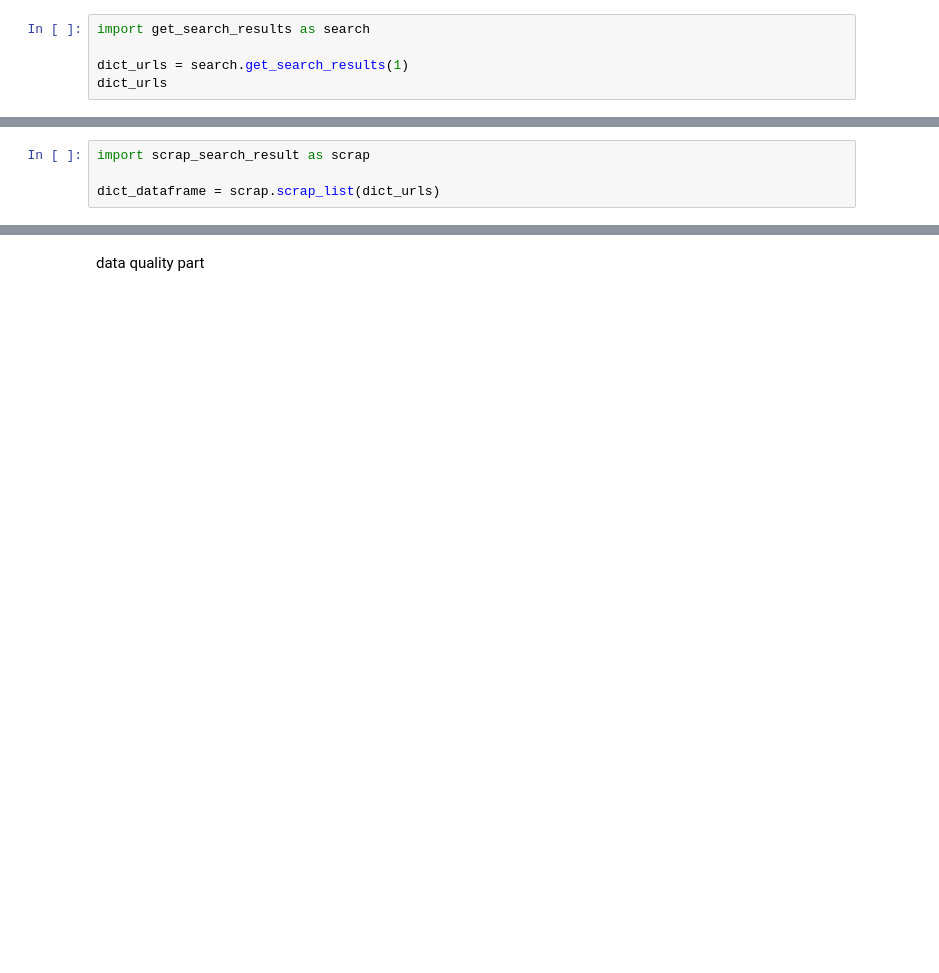
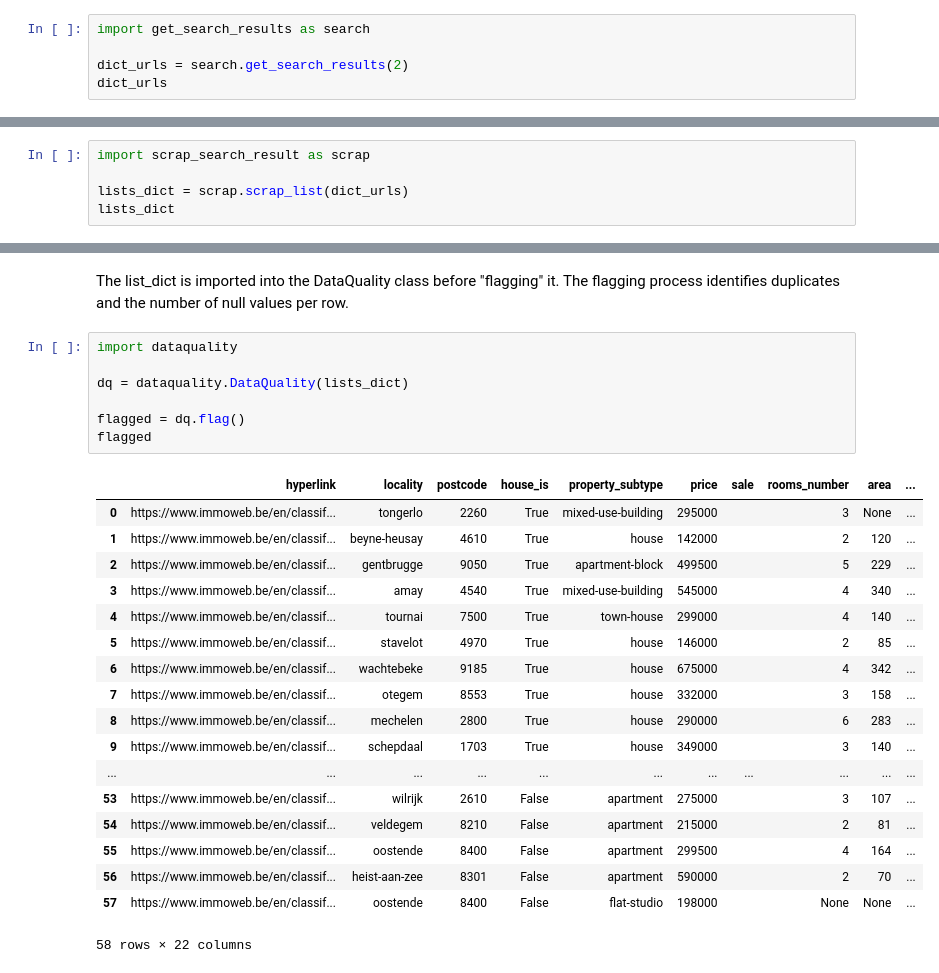
Before and after one commit to FrancescoMariottini/becodeproject, a Jupyter notebook: workflow.ipynb, the cells around one changed output, grey strips where cells are left out. Drawn from its saved outputs; the diff is of its cells as text; blank space fills up the shorter version.

```diff
--- a/workflow.ipynb
+++ b/workflow.ipynb
@@ -4,6 +4,6 @@
 # %%
 import get_search_results as search
 
-dict_urls = search.get_search_results(1)
+dict_urls = search.get_search_results(2)
 dict_urls
 # %% [output]
@@ -29,4 +29,5 @@ dict_urls
 # %%
 import scrap_search_result as scrap
 
-dict_dataframe = scrap.scrap_list(dict_urls)
+lists_dict = scrap.scrap_list(dict_urls)
+lists_dict
@@ -33,2 +52,29 @@ dict_dataframe = scrap.scrap_list(dict_urls)
-# %% [markdown]
-data quality part
+# %% [markdown]
+The list_dict is imported into the DataQuality class before "flagging" it.
+The flagging process identifies duplicates and the number of null values per row.
+# %%
+import dataquality
+
+dq = dataquality.DataQuality(lists_dict)
+
+flagged = dq.flag()
+flagged
+# %% [output]
+|  | hyperlink | locality | postcode | house_is | property_subtype | price | sale | rooms_number | area | ... |
+| 0 | https://www.immoweb.be/en/classif... | tongerlo | 2260 | True | mixed-use-building | 295000 |  | 3 | None | ... |
+| 1 | https://www.immoweb.be/en/classif... | beyne-heusay | 4610 | True | house | 142000 |  | 2 | 120 | ... |
+| 2 | https://www.immoweb.be/en/classif... | gentbrugge | 9050 | True | apartment-block | 499500 |  | 5 | 229 | ... |
+| 3 | https://www.immoweb.be/en/classif... | amay | 4540 | True | mixed-use-building | 545000 |  | 4 | 340 | ... |
+| 4 | https://www.immoweb.be/en/classif... | tournai | 7500 | True | town-house | 299000 |  | 4 | 140 | ... |
+| 5 | https://www.immoweb.be/en/classif... | stavelot | 4970 | True | house | 146000 |  | 2 | 85 | ... |
+| 6 | https://www.immoweb.be/en/classif... | wachtebeke | 9185 | True | house | 675000 |  | 4 | 342 | ... |
+| 7 | https://www.immoweb.be/en/classif... | otegem | 8553 | True | house | 332000 |  | 3 | 158 | ... |
+| 8 | https://www.immoweb.be/en/classif... | mechelen | 2800 | True | house | 290000 |  | 6 | 283 | ... |
+| 9 | https://www.immoweb.be/en/classif... | schepdaal | 1703 | True | house | 349000 |  | 3 | 140 | ... |
+| ... | ... | ... | ... | ... | ... | ... | ... | ... | ... | ... |
+| 53 | https://www.immoweb.be/en/classif... | wilrijk | 2610 | False | apartment | 275000 |  | 3 | 107 | ... |
+| 54 | https://www.immoweb.be/en/classif... | veldegem | 8210 | False | apartment | 215000 |  | 2 | 81 | ... |
+| 55 | https://www.immoweb.be/en/classif... | oostende | 8400 | False | apartment | 299500 |  | 4 | 164 | ... |
+| 56 | https://www.immoweb.be/en/classif... | heist-aan-zee | 8301 | False | apartment | 590000 |  | 2 | 70 | ... |
+| 57 | https://www.immoweb.be/en/classif... | oostende | 8400 | False | flat-studio | 198000 |  | None | None | ... |
+58 rows × 22 columns
```
Also changed, not shown: parts of 14 cells of this notebook, 4 other files.
